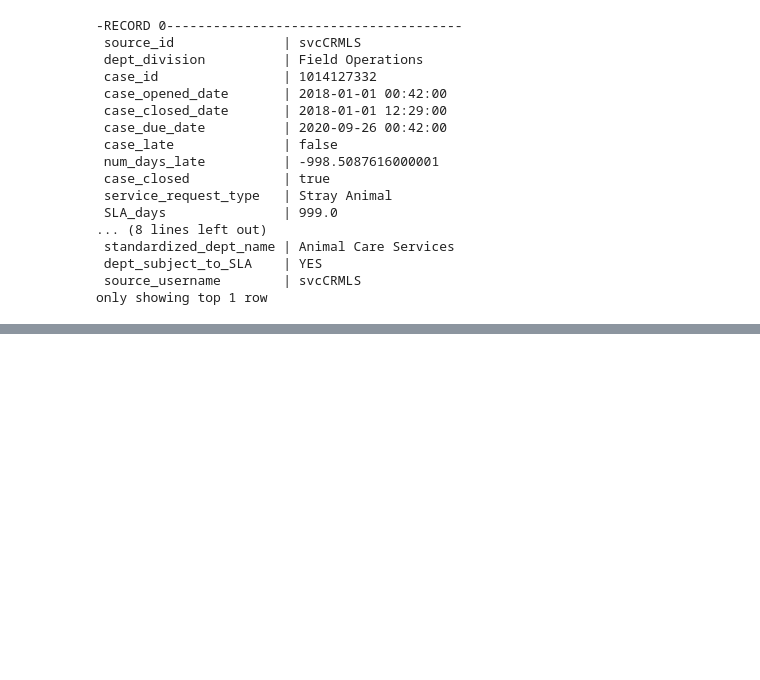
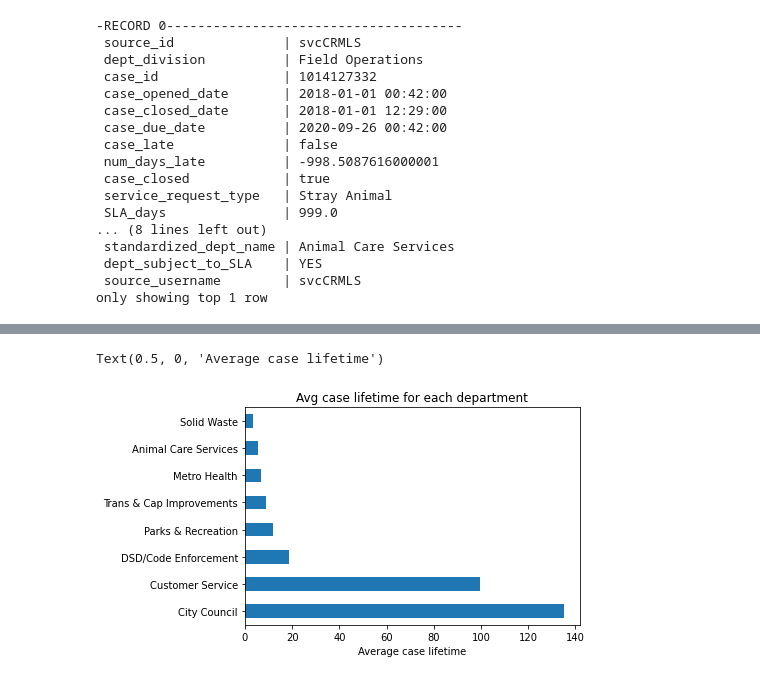
Before and after one commit to MainaliB/distributed-ml-exercises, a Jupyter notebook: explore.ipynb, the cells around one changed output, grey strips where cells are left out. Drawn from its saved outputs; the diff is of its cells as text; code cells hidden in the pictures; blank space fills up the shorter version.

```diff
--- a/explore.ipynb
+++ b/explore.ipynb
@@ -99,0 +133,18 @@ only showing top 1 row
+# %%
+# lets check the caselifetime for each department
+
+# lets first aggregate using spark
+
+(case_df.groupBy('standardized_dept_name')
+.agg(mean('case_lifetime').alias('avg_case_lifetime'))
+.toPandas()
+ .set_index('standardized_dept_name')['avg_case_lifetime']
+ .sort_values(ascending = False)
+ .plot.barh()
+)
+plt.title('Avg case lifetime for each department')
+plt.ylabel('')
+plt.xlabel('Average case lifetime')
+# %% [output]
+Text(0.5, 0, 'Average case lifetime')
+[figure, added]
```
Also changed, not shown: parts of 9 cells of this notebook.
